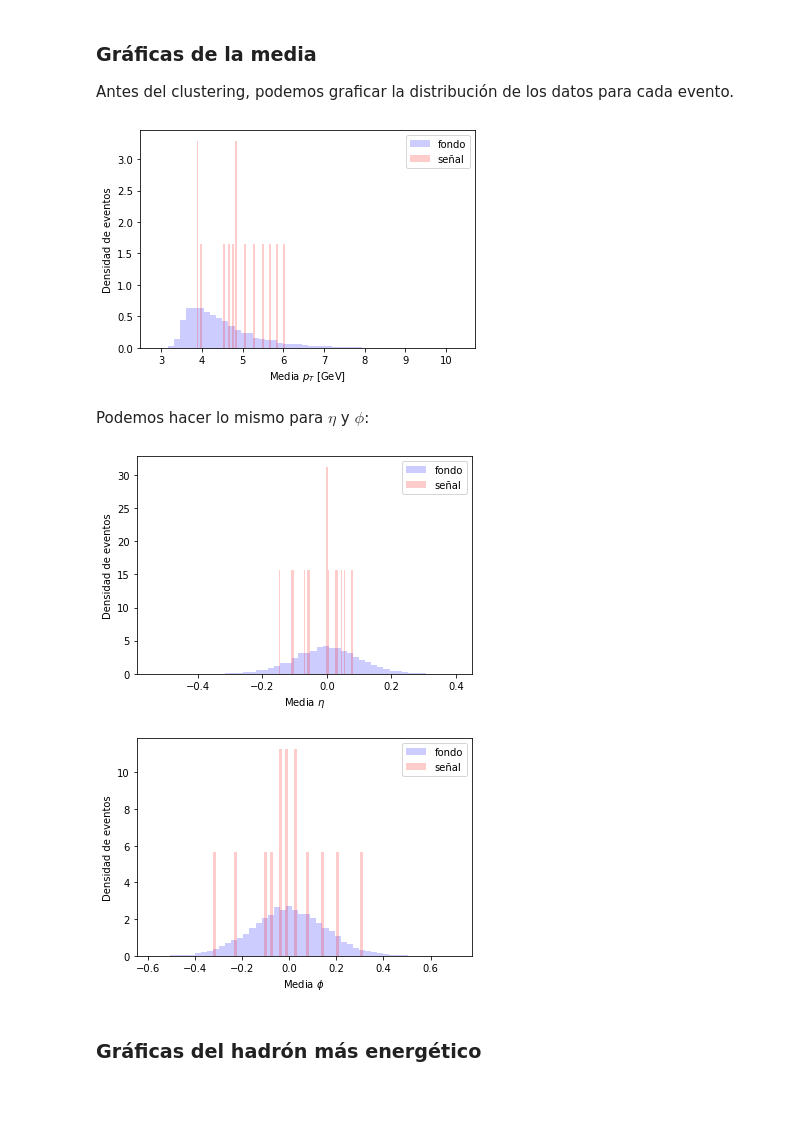
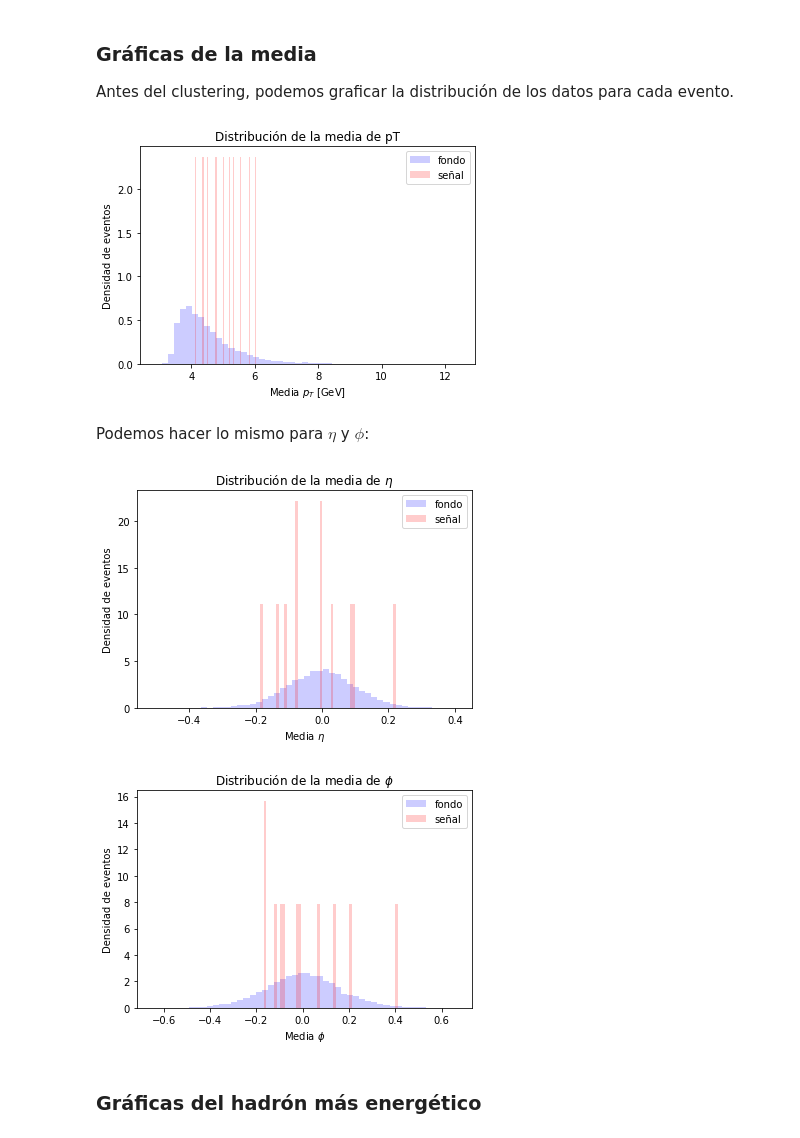
Before and after one commit to marianaiv/tesis_grado_UCV, a Jupyter notebook: Analisis/Analisis_datos_BB1.ipynb, the cells around one changed output. Saved outputs shown, nothing was run; the diff lists cells and outputs as text; code cells hidden in the pictures; blank space fills up the shorter version.

```diff
--- a/Analisis/Analisis_datos_BB1.ipynb
+++ b/Analisis/Analisis_datos_BB1.ipynb
@@ -97,8 +82,7 @@ if path.exists("events_LHCO2020_BlackBox1_tiny_{}.h5".format(n_eventos))!= True:
     dfsample.to_hdf("events_LHCO2020_BlackBox1_tiny_{}.h5".format(n_eventos), key='df', mode='w',complevel=5,complib='blosc')
 # %%
 # Utilizamos estos datos para el análisis
-#eventos_tiny = pd.read_hdf("events_LHCO2020_BlackBox1_tiny_{}.h5".format(n_eventos))
-eventos_tiny = dfsample
+eventos_tiny = pd.read_hdf("events_LHCO2020_BlackBox1_tiny_{}.h5".format(n_eventos))
 # %%
 # Tenemos un dataframe de
 # 1000 eventos x 700 hadrones * 3 características ( pT, eta, phi) + 1 columna (si es señal o fondo)
@@ -170,5 +164,27 @@ Cantidad de hadrones en evento 4: 181
 # %% [markdown]
 Calculamos el **número promedio de hadrones** para los eventos de señal y de fondo:
+# %%
+def plot_dist(fondo, senal, xlabel, ylabel, titulo, n_bins=50):
+
+    fig = plt.figure()
+    ax = fig.add_subplot(1, 1, 1)
+
+    if type(fondo)==list:
+        plt.hist(fondo, bins=n_bins, facecolor='b', alpha=0.2,label='fondo', density=True)
+        plt.hist(senal, bins=n_bins, facecolor='r', alpha=0.2,label='señal', density=True)
+
+    else:
+       # Hacemos los histogramas
+        fondo.plot.hist(bins=n_bins, facecolor='b', alpha=0.2, label='fondo', density=True)
+        senal.plot.hist(bins=n_bins, facecolor='r', alpha=0.2, label='señal', density=True)
+
+    # Agregamos información al gráfico
+    plt.xlabel(xlabel)
+    plt.ylabel(ylabel)
+    plt.legend(loc='upper right')
+    plt.title(titulo)
+
+    return plt.show()
 # %%
 contar_h = eventos_tiny.copy()
 
@@ -230,33 +235,24 @@ Antes del clustering, podemos graficar la distribución de los datos para cada e
 # %%
 # Distribución de la media de pT para cada evento
 
 # Filtramos que elementos son señal o fondo
 pt_senal = pt_df.loc[pt_df.iloc[:,-1] == 1.0]
 pt_fondo = pt_df.loc[pt_df.iloc[:,-1] == 0.0]
 
 # Eliminamos la ultima columna de ambos
 pt_senal = pt_senal.iloc[:,:-1]
 pt_fondo = pt_fondo.iloc[:,:-1]
 
-# Calculamos la media de las filas y hacemos un histograma
+# Calculamos la media de las filas
 meanpt_fondo = pt_fondo.mean(axis=1)
 meanpt_senal = pt_senal.mean(axis=1)
 
 # Graficamos
-fig = plt.figure()
-
-# Definimos los ejes
-ax = fig.add_subplot(1, 1, 1)
-
-meanpt_fondo.plot.hist(bins=50, facecolor='b', alpha=0.2, label='fondo', density=True) # density = True normaliza
-meanpt_senal.plot.hist(bins=50, facecolor='r', alpha=0.2, label='señal', density=True)
-plt.xlabel(r'Media $p_{T}$ [GeV]')
-plt.ylabel('Densidad de eventos')
-plt.legend(loc='upper right')
-plt.show()
-#plt.savefig("leadjetpt.pdf")
+plot_dist(meanpt_fondo, meanpt_senal,
+          r'Media $p_{T}$ [GeV]', r'Densidad de eventos',
+          r'Distribución de la media de pT')
 # %% [output]
-[figure, old version]
+[figure, new version]
 # %% [markdown]
 Podemos hacer lo mismo para $\eta$ y $\phi$:
 # %%
@@ -275,20 +271,11 @@ meaneta_fondo = eta_fondo.mean(axis=1)
 meaneta_senal = eta_senal.mean(axis=1)
 
 # Graficamos
-fig = plt.figure()
-
-# Definimos los ejes
-ax = fig.add_subplot(1, 1, 1)
-
-meaneta_fondo.plot.hist(bins=50, facecolor='b', alpha=0.2, label='fondo', density=True)
-meaneta_senal.plot.hist(bins=50, facecolor='r', alpha=0.2, label='señal', density=True)
-plt.xlabel(r'Media $\eta$')
-plt.ylabel('Densidad de eventos')
-plt.legend(loc='upper right')
-plt.show()
-#plt.savefig("leadjetpt.pdf")
+plot_dist(meaneta_fondo, meaneta_senal,
+          r'Media $\eta$', r'Densidad de eventos',
+          r'Distribución de la media de $\eta$')
 # %% [output]
-[figure, old version]
+[figure, new version]
 # %%
 # Distribución de la media de phi para cada evento
 
@@ -305,21 +292,11 @@ phi_fondo = phi_fondo.iloc[:,:-1]
 meanphi_fondo = phi_fondo.mean(axis=1)
 meanphi_senal = phi_senal.mean(axis=1)
 
-# Graficamos
-fig = plt.figure()
-
-# Definimos los ejes
-ax = fig.add_subplot(1, 1, 1)
-
-meanphi_fondo.plot.hist(bins=50, facecolor='b', alpha=0.2, label='fondo', density=True)
-meanphi_senal.plot.hist(bins=50, facecolor='r', alpha=0.2, label='señal', density=True)
-plt.xlabel(r'Media $\phi$')
-plt.ylabel('Densidad de eventos')
-plt.legend(loc='upper right')
-plt.show()
-#plt.savefig("leadjetpt.pdf")
+plot_dist(meanphi_fondo, meanphi_senal,
+          r'Media $\phi$', r'Densidad de eventos',
+          r'Distribución de la media de $\phi$')
 # %% [output]
-[figure, old version]
+[figure, new version]
 # %% [markdown]
 ### Gráficas del hadrón más energético
 # %% [markdown]
```
Also changed, not shown: parts of 37 cells of this notebook, 3 other files.
